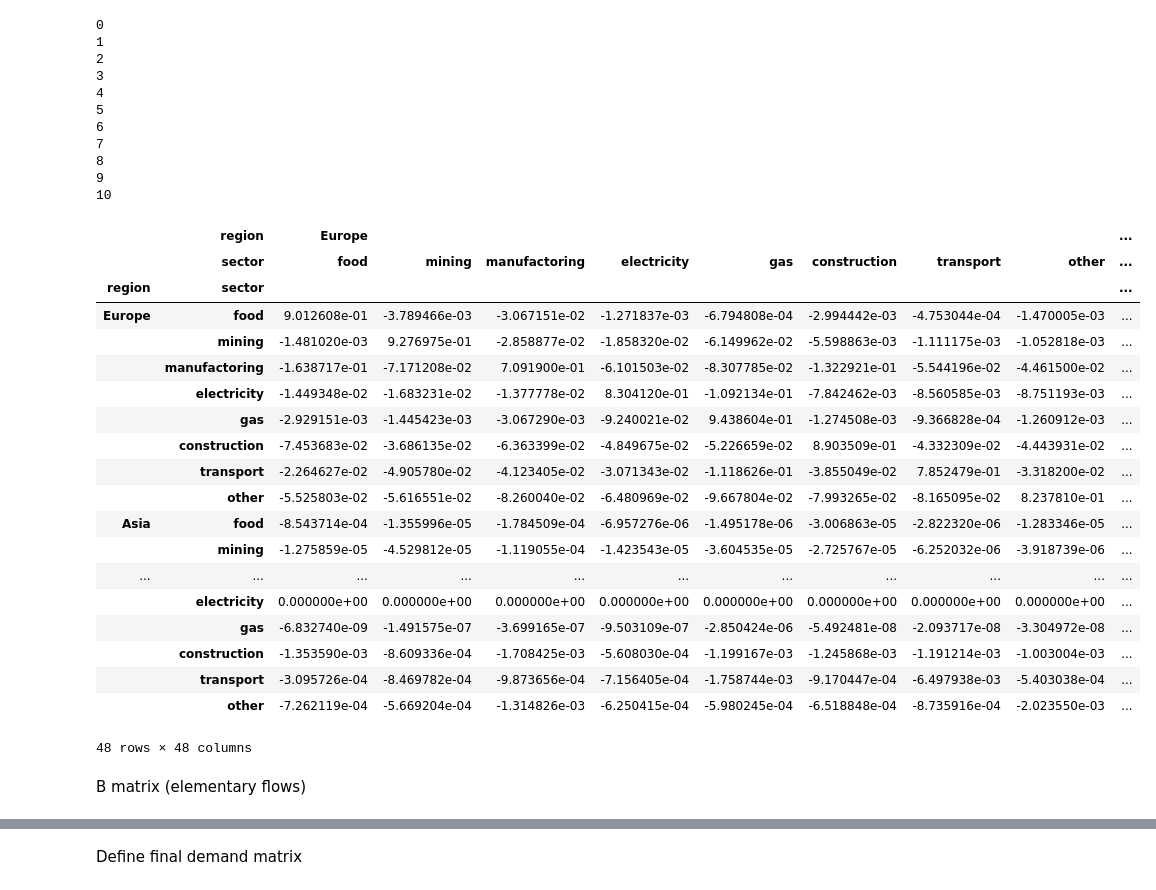
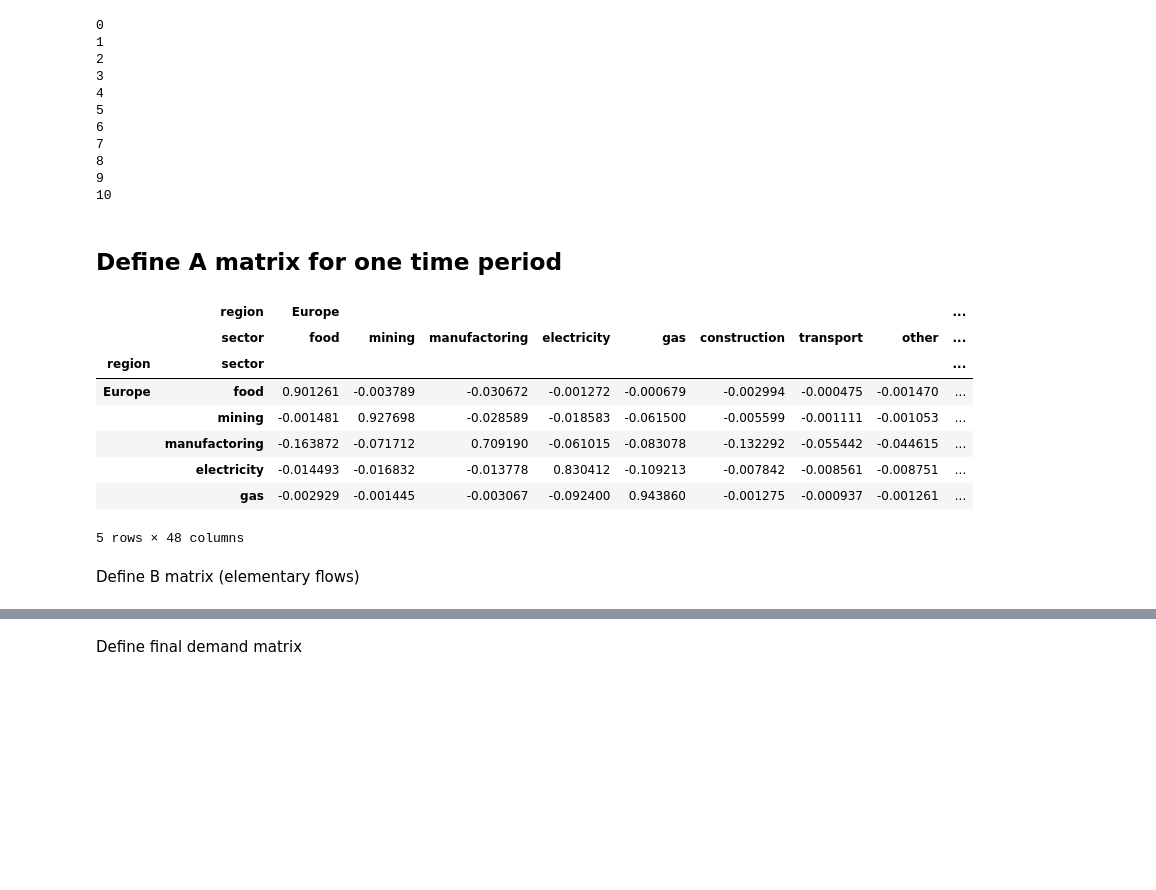
Before and after one commit to benmsanderson/transientio, a Jupyter notebook: IO_transient_exiobase_fullecon.ipynb, the cells around one changed output, grey strips where cells are left out. Drawn from its saved outputs; the diff is of its cells as text; code cells hidden in the pictures; blank space fills up the shorter version.

```diff
--- a/IO_transient_exiobase_fullecon.ipynb
+++ b/IO_transient_exiobase_fullecon.ipynb
@@ -48,8 +13,7 @@ Drive already mounted at /content/drive; to attempt to forcibly remount, call dr
 # %% [markdown]
 Set folders and load MRIO
 # %%
-
-save_folder_tr= '/content/drive/MyDrive/pymrio/transition'
+save_folder_tr= './transition'
 
 wiod = pymrio.load_all(save_folder_tr)
 # %%
@@ -244,37 +150,28 @@ old_idx = mu.to_frame()
 old_idx.insert(0, 'Year', 2000)
 # Convert back to MultiIndex
 muy = pd.MultiIndex.from_frame(old_idx)
+# %% [markdown]
+## Define A matrix for one time period
 # %%
 
 Y=wiod.A
 A=np.identity(Y.shape[0])-Y
 nsec=A.shape[0]
 
 Af=A
-Af
+Af.head()
 # %% [output]
 |  | region | Europe |  |  |  |  |  |  |  | ... |
 |  | sector | food | mining | manufactoring | electricity | gas | construction | transport | other | ... |
 | region | sector |  |  |  |  |  |  |  |  | ... |
-| Europe | food | 9.012608e-01 | -3.789466e-03 | -3.067151e-02 | -1.271837e-03 | -6.794808e-04 | -2.994442e-03 | -4.753044e-04 | -1.470005e-03 | ... |
-|  | mining | -1.481020e-03 | 9.276975e-01 | -2.858877e-02 | -1.858320e-02 | -6.149962e-02 | -5.598863e-03 | -1.111175e-03 | -1.052818e-03 | ... |
-|  | manufactoring | -1.638717e-01 | -7.171208e-02 | 7.091900e-01 | -6.101503e-02 | -8.307785e-02 | -1.322921e-01 | -5.544196e-02 | -4.461500e-02 | ... |
-|  | electricity | -1.449348e-02 | -1.683231e-02 | -1.377778e-02 | 8.304120e-01 | -1.092134e-01 | -7.842462e-03 | -8.560585e-03 | -8.751193e-03 | ... |
-|  | gas | -2.929151e-03 | -1.445423e-03 | -3.067290e-03 | -9.240021e-02 | 9.438604e-01 | -1.274508e-03 | -9.366828e-04 | -1.260912e-03 | ... |
-|  | construction | -7.453683e-02 | -3.686135e-02 | -6.363399e-02 | -4.849675e-02 | -5.226659e-02 | 8.903509e-01 | -4.332309e-02 | -4.443931e-02 | ... |
-|  | transport | -2.264627e-02 | -4.905780e-02 | -4.123405e-02 | -3.071343e-02 | -1.118626e-01 | -3.855049e-02 | 7.852479e-01 | -3.318200e-02 | ... |
-|  | other | -5.525803e-02 | -5.616551e-02 | -8.260040e-02 | -6.480969e-02 | -9.667804e-02 | -7.993265e-02 | -8.165095e-02 | 8.237810e-01 | ... |
-| Asia | food | -8.543714e-04 | -1.355996e-05 | -1.784509e-04 | -6.957276e-06 | -1.495178e-06 | -3.006863e-05 | -2.822320e-06 | -1.283346e-05 | ... |
-|  | mining | -1.275859e-05 | -4.529812e-05 | -1.119055e-04 | -1.423543e-05 | -3.604535e-05 | -2.725767e-05 | -6.252032e-06 | -3.918739e-06 | ... |
-| ... | ... | ... | ... | ... | ... | ... | ... | ... | ... | ... |
-|  | electricity | 0.000000e+00 | 0.000000e+00 | 0.000000e+00 | 0.000000e+00 | 0.000000e+00 | 0.000000e+00 | 0.000000e+00 | 0.000000e+00 | ... |
-|  | gas | -6.832740e-09 | -1.491575e-07 | -3.699165e-07 | -9.503109e-07 | -2.850424e-06 | -5.492481e-08 | -2.093717e-08 | -3.304972e-08 | ... |
-|  | construction | -1.353590e-03 | -8.609336e-04 | -1.708425e-03 | -5.608030e-04 | -1.199167e-03 | -1.245868e-03 | -1.191214e-03 | -1.003004e-03 | ... |
-|  | transport | -3.095726e-04 | -8.469782e-04 | -9.873656e-04 | -7.156405e-04 | -1.758744e-03 | -9.170447e-04 | -6.497938e-03 | -5.403038e-04 | ... |
-|  | other | -7.262119e-04 | -5.669204e-04 | -1.314826e-03 | -6.250415e-04 | -5.980245e-04 | -6.518848e-04 | -8.735916e-04 | -2.023550e-03 | ... |
+| Europe | food | 0.901261 | -0.003789 | -0.030672 | -0.001272 | -0.000679 | -0.002994 | -0.000475 | -0.001470 | ... |
+|  | mining | -0.001481 | 0.927698 | -0.028589 | -0.018583 | -0.061500 | -0.005599 | -0.001111 | -0.001053 | ... |
+|  | manufactoring | -0.163872 | -0.071712 | 0.709190 | -0.061015 | -0.083078 | -0.132292 | -0.055442 | -0.044615 | ... |
+|  | electricity | -0.014493 | -0.016832 | -0.013778 | 0.830412 | -0.109213 | -0.007842 | -0.008561 | -0.008751 | ... |
+|  | gas | -0.002929 | -0.001445 | -0.003067 | -0.092400 | 0.943860 | -0.001275 | -0.000937 | -0.001261 | ... |
-48 rows × 48 columns
+5 rows × 48 columns
 # %% [markdown]
-B matrix (elementary flows)
+Define B matrix (elementary flows)
 # %%
 
 B=np.stack([ef1.to_numpy()[0], #co2 emissions by sector (GtC/trillion USD)
```
Also changed, not shown: parts of 38 cells of this notebook.
